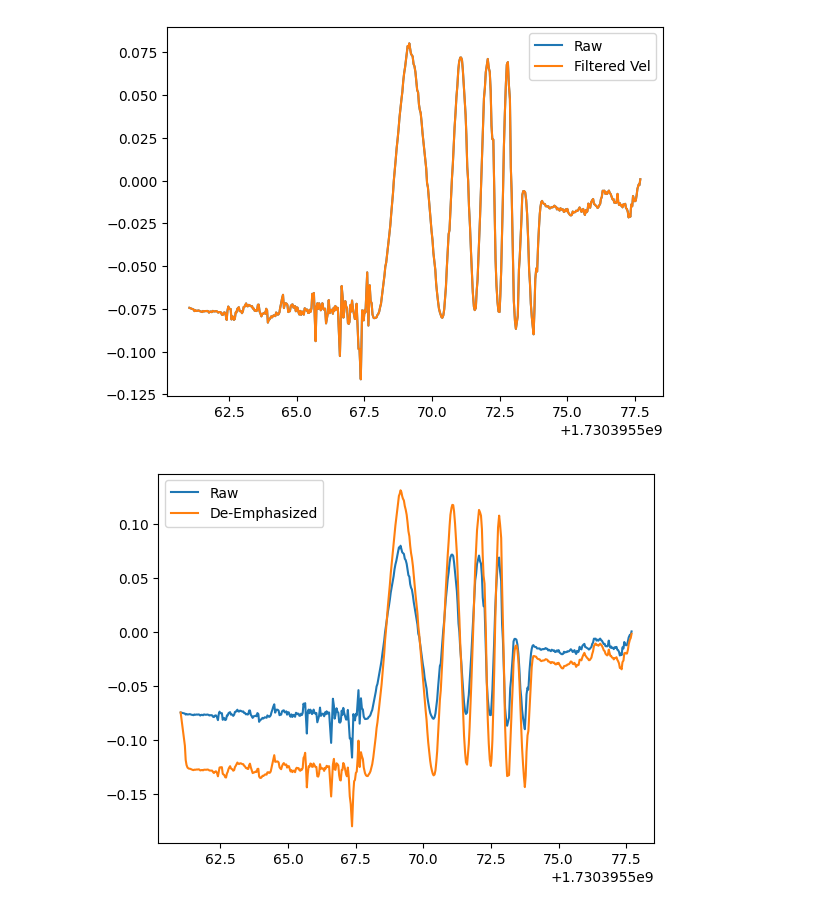
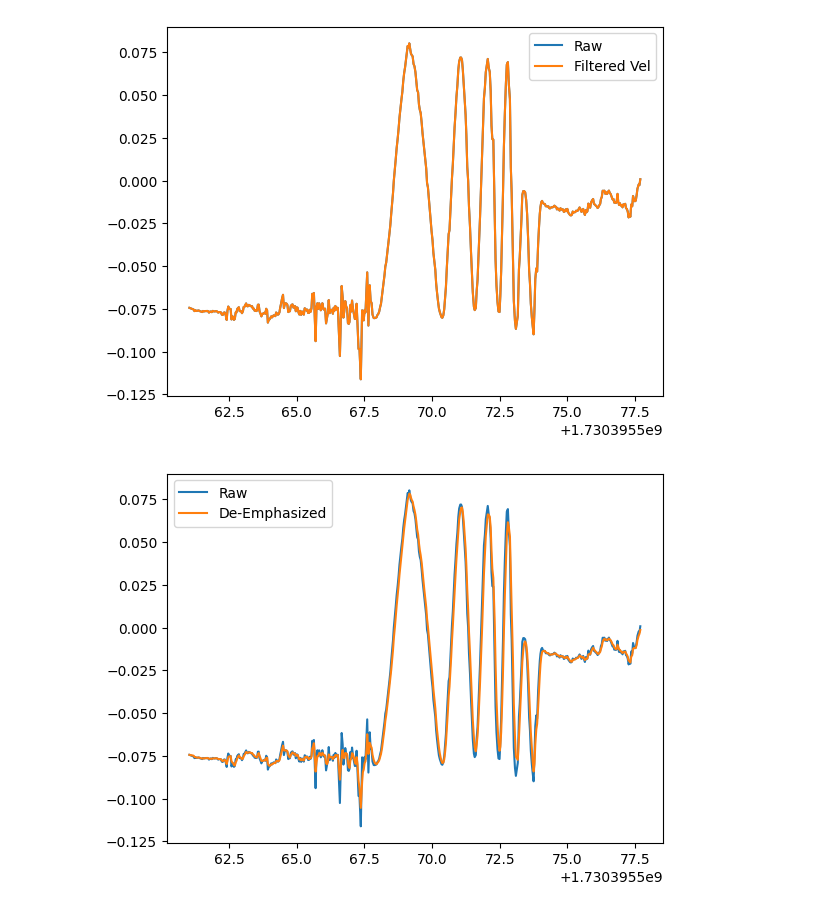
Before and after one commit to Shaquible/ENPH454-TouchProjector, a Jupyter notebook: filterTest.ipynb, the cells around one changed output. Cells and saved outputs as stored; diff of their text form; code cells hidden in the pictures.

Commit message:
Updated filtering to use de emphasis

```diff
--- a/filterTest.ipynb
+++ b/filterTest.ipynb
@@ -110,17 +110,17 @@ plt.show()
 # %% [output]
 [figure]
 # %%
-def deEmphasis(x, t, coef):
+def deEmphasis(x, coef):
     xFiltered = np.zeros(len(x))
     xFiltered[0] = x[0]
     for i in range(1, len(x)):
-        xFiltered[i] = x[i] + xFiltered[i-1]*coef
+        xFiltered[i] = (x[i] + xFiltered[i-1]*coef)/(1+coef)
     return xFiltered
 
-deEmphX = deEmphasis(xTestDF['Y'], xTestDF['Time'], 0.4)
+deEmphX = deEmphasis(xTestDF['Y'], 0.95)
 plt.plot(xTestDF['Time'], xTestDF['Y'], label='Raw')
 plt.plot(xTestDF['Time'], deEmphX, label='De-Emphasized')
 plt.legend()
 plt.show()
 # %% [output]
-[figure, old version]
+[figure, new version]
```
Also changed, not shown: parts of 1 cell of this notebook, 3 other files.
